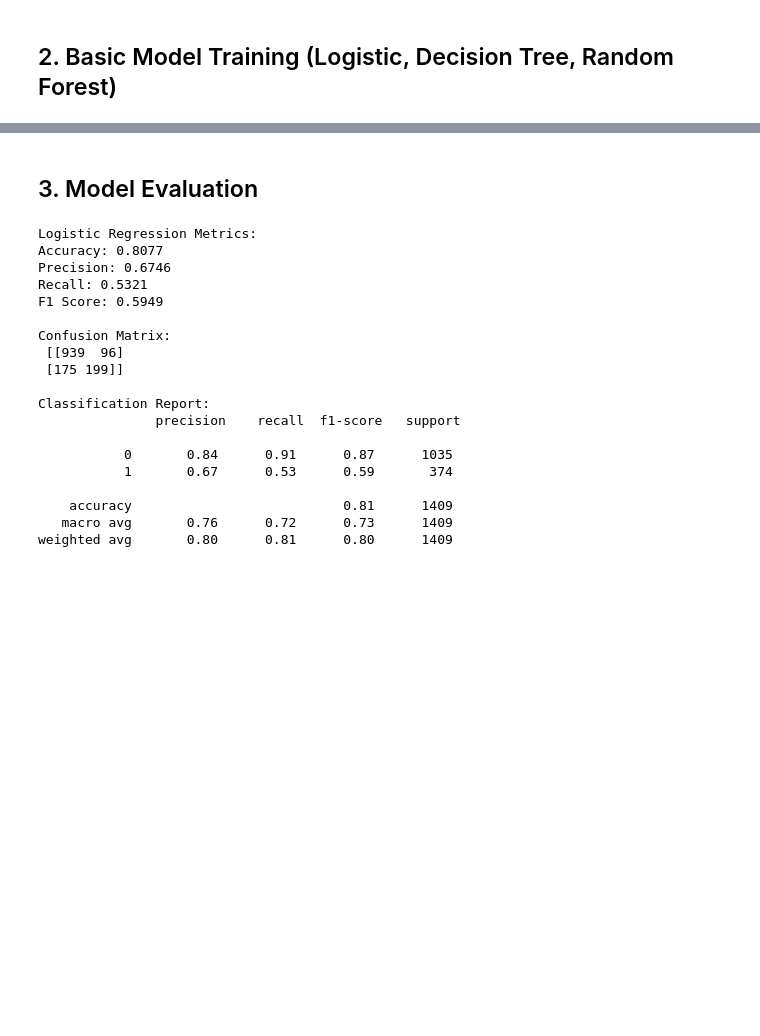
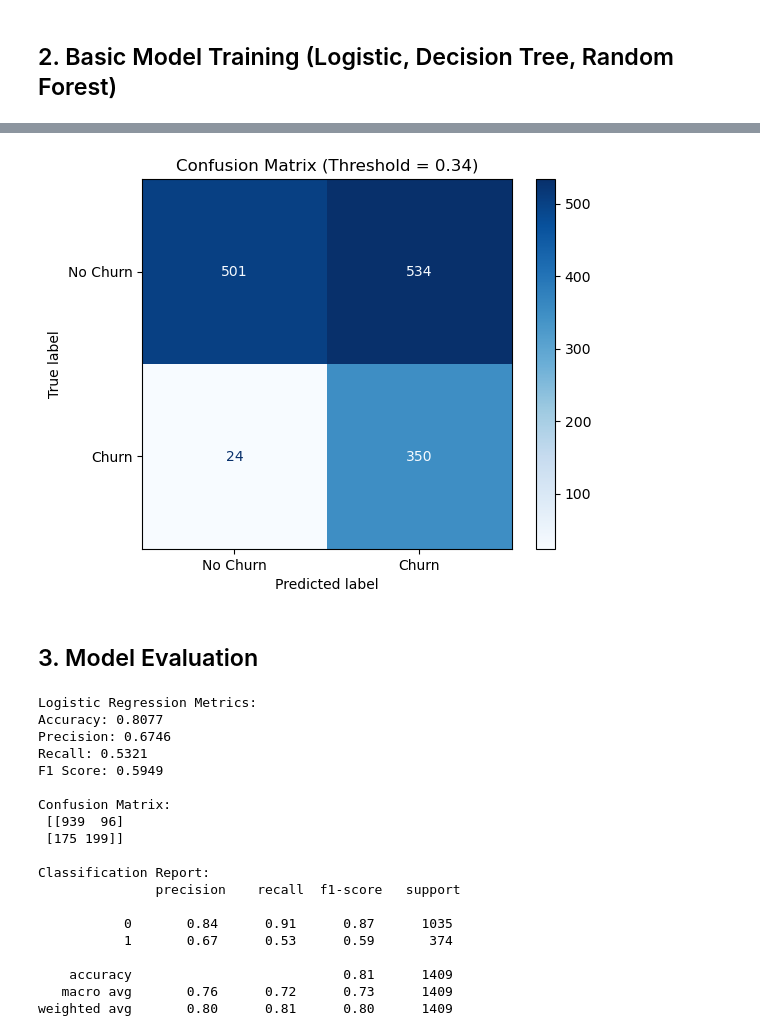
Before and after one commit to TajborBerry/career-next-step, a Jupyter notebook: customer_churn_prediction/notebooks/03_modeling.ipynb, the cells around one changed output, grey strips where cells are left out. Drawn from its saved outputs; the diff is of its cells as text; code cells hidden in the pictures; blank space fills up the shorter version.

```diff
--- a/customer_churn_prediction/notebooks/03_modeling.ipynb
+++ b/customer_churn_prediction/notebooks/03_modeling.ipynb
@@ -44,0 +109,13 @@ y_pred_logreg = logreg.predict(X_test)
+# %%
+y_pred_thresh = (y_probs >= 0.34).astype(int)
+
+# Create confusion matrix
+cm = confusion_matrix(y_test, y_pred_thresh)
+disp = ConfusionMatrixDisplay(confusion_matrix=cm, display_labels=["No Churn", "Churn"])
+
+disp.plot(cmap='Blues')
+plt.title("Confusion Matrix (Threshold = 0.34)")
+plt.grid(False)
+plt.show()
+# %% [output]
+[figure, added]
```
Also changed, not shown: parts of 10 cells of this notebook.
